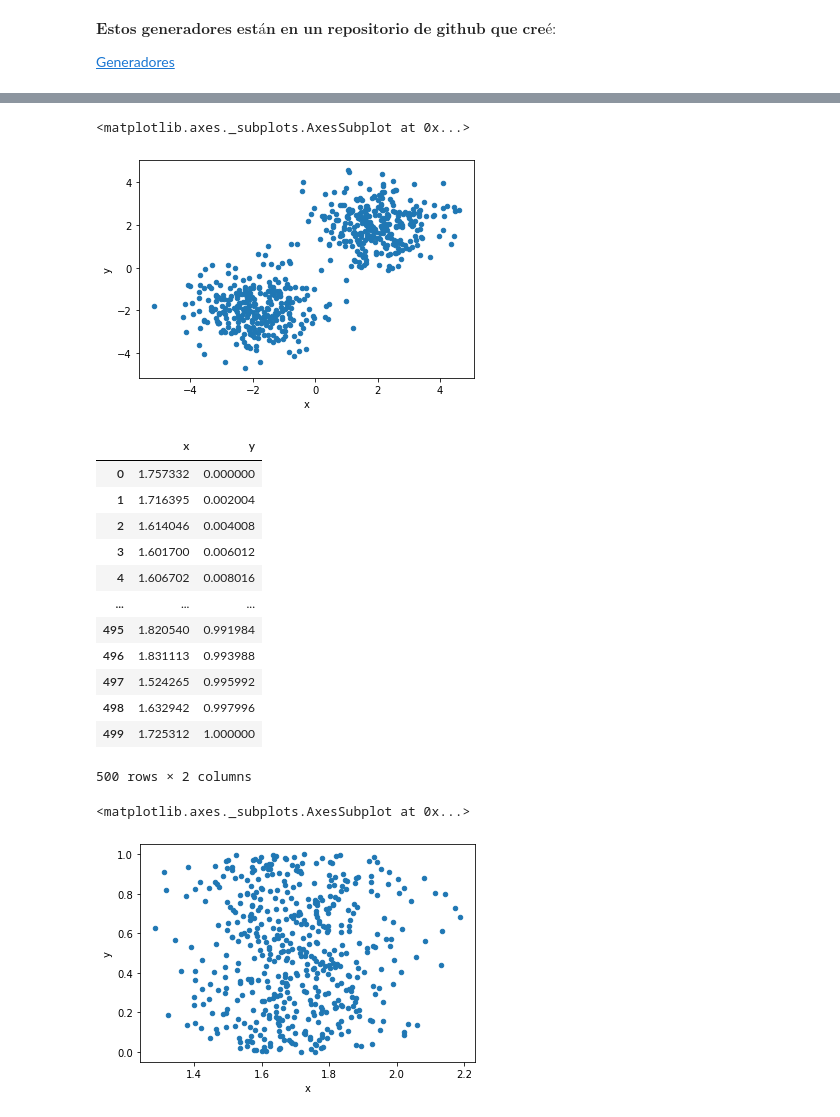
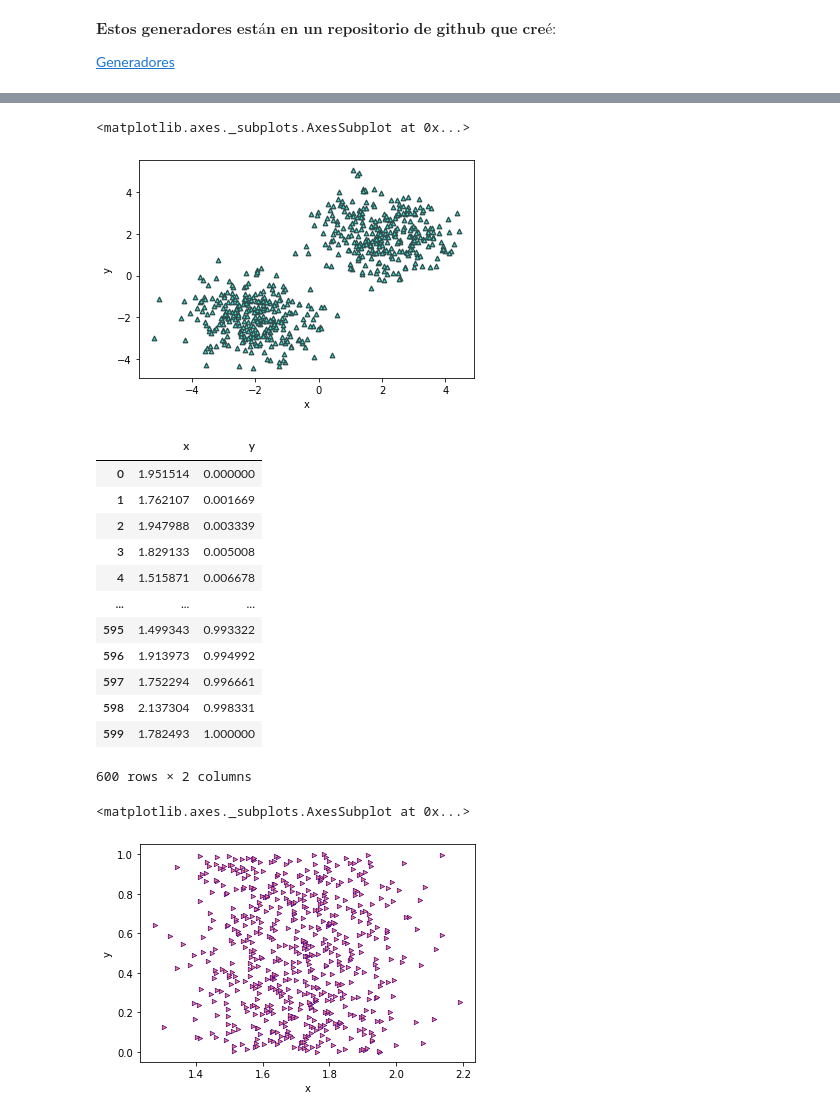
Before and after one commit to Radhe-0/Practicas, a Jupyter notebook: Practicas_Numpy.ipynb, the cells around one changed output, grey strips where cells are left out. Cells and saved outputs as stored; diff of their text form; code cells hidden in the pictures.

```diff
--- a/Practicas_Numpy.ipynb
+++ b/Practicas_Numpy.ipynb
@@ -202,9 +202,9 @@ df
 600 rows × 2 columns
 # %%
-df.plot.scatter(x='x',y='y')
+df.plot.scatter(x='x',y='y',c='turquoise',edgecolors='darkslategrey',marker='^',linewidths=1.3)
 # %% [output]
 <matplotlib.axes._subplots.AxesSubplot at 0x...>
-[figure, old version]
+[figure, new version]
 # %%
 # Este es bastante específico, es para generar datos de alturas de personas, en una distribución normal
 
@@ -219,25 +219,25 @@ def DatosAltura(num=10):
 
     return lista
 
-datos = DatosAltura(500)
+datos = DatosAltura(600)
 df = pd.DataFrame(datos, columns=['x','y'])
 df
 # %% [output]
 |  | x | y |
-| 0 | 1.757332 | 0.000000 |
-| 1 | 1.716395 | 0.002004 |
-| 2 | 1.614046 | 0.004008 |
-| 3 | 1.601700 | 0.006012 |
-| 4 | 1.606702 | 0.008016 |
+| 0 | 1.951514 | 0.000000 |
+| 1 | 1.762107 | 0.001669 |
+| 2 | 1.947988 | 0.003339 |
+| 3 | 1.829133 | 0.005008 |
+| 4 | 1.515871 | 0.006678 |
 | ... | ... | ... |
-| 495 | 1.820540 | 0.991984 |
-| 496 | 1.831113 | 0.993988 |
-| 497 | 1.524265 | 0.995992 |
-| 498 | 1.632942 | 0.997996 |
-| 499 | 1.725312 | 1.000000 |
+| 595 | 1.499343 | 0.993322 |
+| 596 | 1.913973 | 0.994992 |
+| 597 | 1.752294 | 0.996661 |
+| 598 | 2.137304 | 0.998331 |
+| 599 | 1.782493 | 1.000000 |
-500 rows × 2 columns
+600 rows × 2 columns
 # %%
-df.plot.scatter(x='x',y='y')
+df.plot.scatter(x='x',y='y',c='lightcoral',edgecolors='indigo',marker='>',linewidths=0.7)
 # %% [output]
 <matplotlib.axes._subplots.AxesSubplot at 0x...>
-[figure, old version]
+[figure, new version]
```
Also changed, not shown: parts of 9 cells of this notebook.
